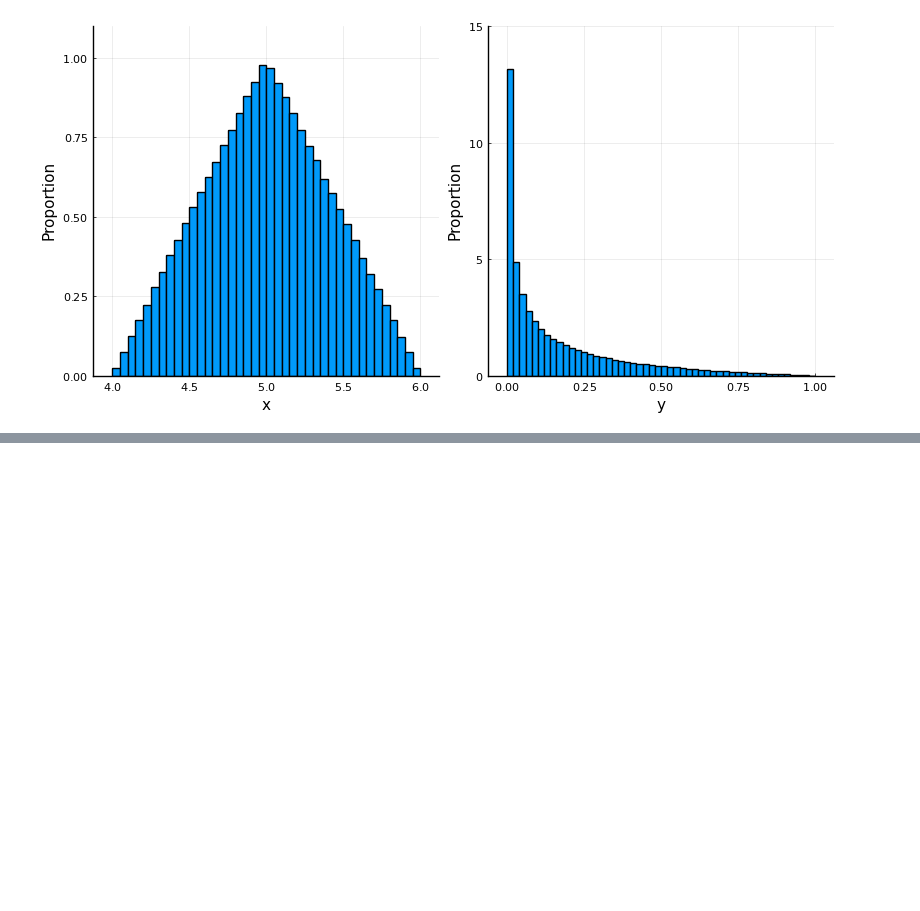
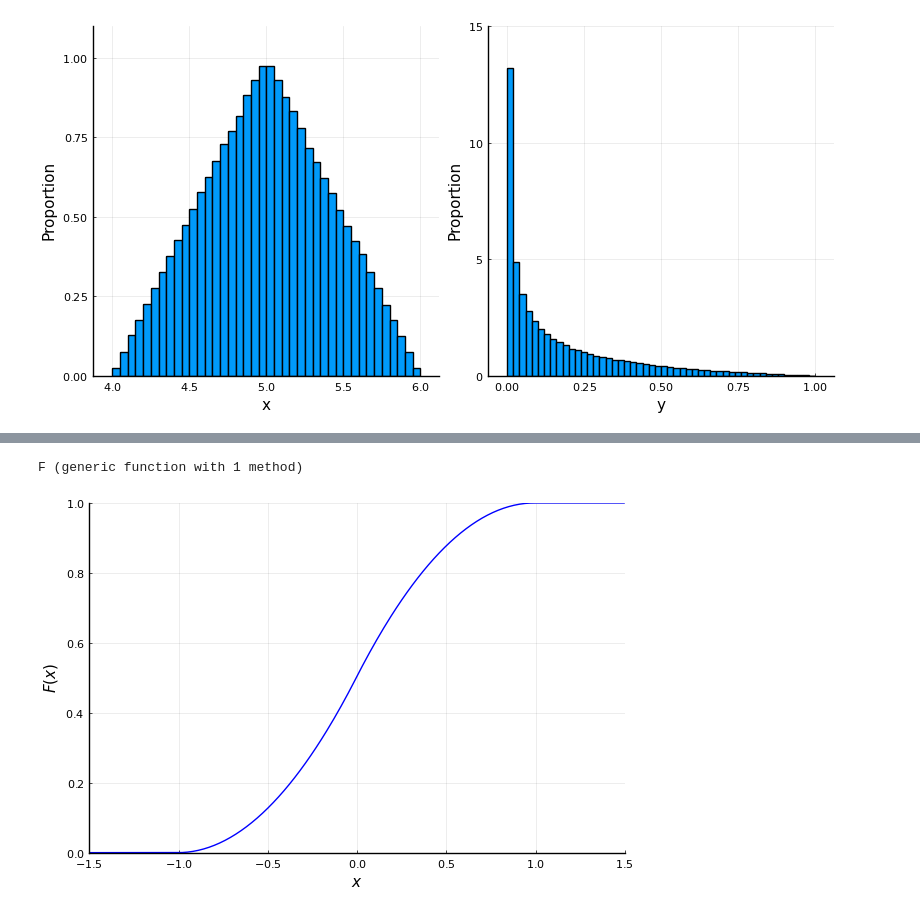
Before and after one commit to shizidushu/statistics-with-julia-coding-notebook, a Jupyter notebook: 3-probability-distributions.ipynb, the cells around one changed output, grey strips where cells are left out. Saved outputs shown, nothing was run; the diff lists cells and outputs as text; code cells hidden in the pictures; blank space fills up the shorter version.

```diff
--- a/3-probability-distributions.ipynb
+++ b/3-probability-distributions.ipynb
@@ -175,0 +145,15 @@ plot(p1, p2, ylabel="Proportion", size=(800, 400), legend=:none)
+# %%
+f2(x) = (x<0 ? x+1 : 1-x)*(abs(x)<1 ? 1 : 0)
+a, b = -1.5, 1.5
+delta = 0.01
+
+F(x) = sum([f2(u)*delta for u in a:delta:x])
+# %% [output]
+F (generic function with 1 method)
+# %%
+xGrid = a:delta:b
+y = [F(u) for u in xGrid]
+plot(xGrid, y, c=:blue, xlims=(a,b), ylims=(0,1),
+	xlabel=L"x", ylabel=L"F(x)", legend=:none)
+# %% [output]
+[figure, added]
```
Also changed, not shown: parts of 11 cells of this notebook.
